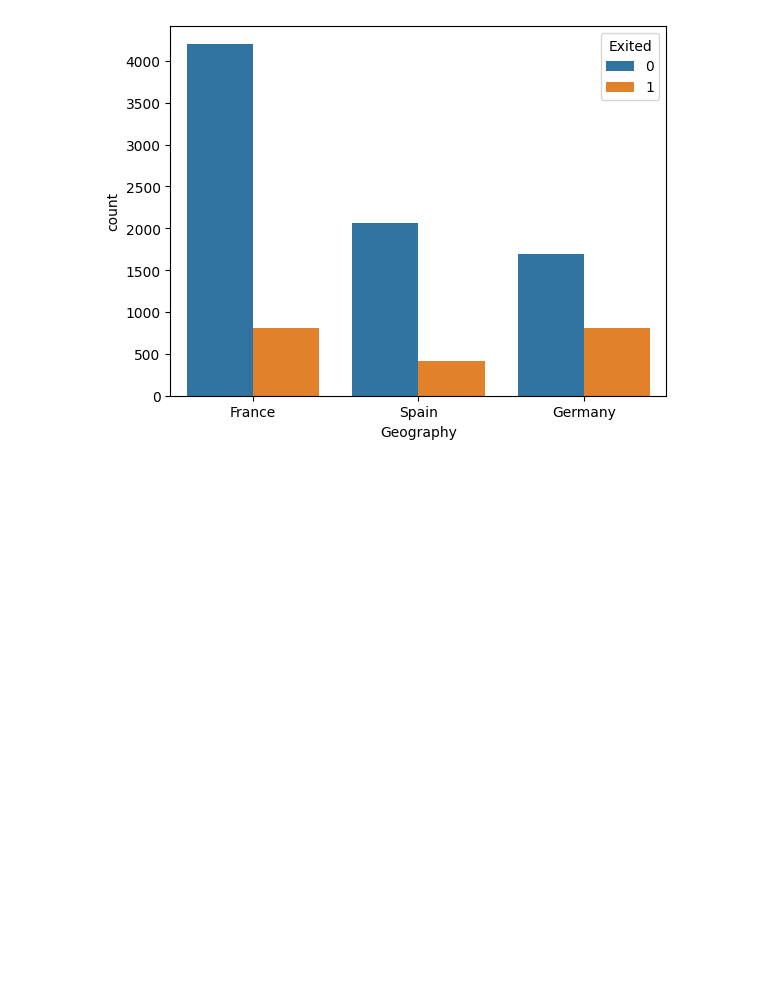
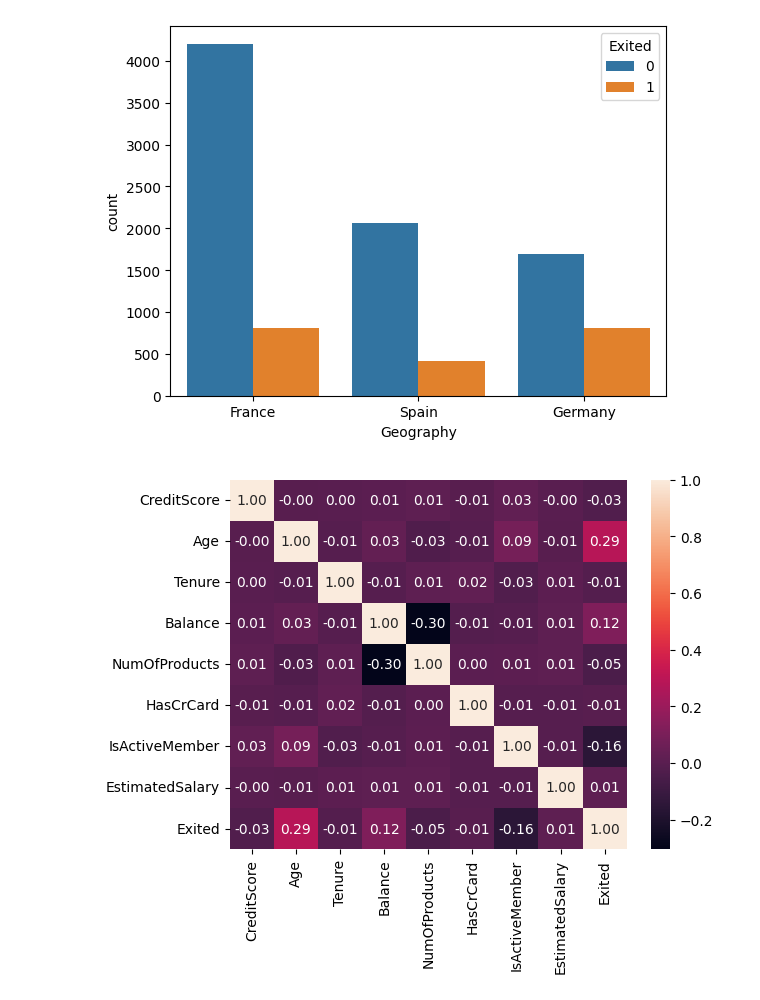
Before and after one commit to Asmitpremkumar16/Customer_Churn, a Jupyter notebook: Churn_Model.ipynb, the cells around one changed output. Cells and saved outputs as stored; diff of their text form; code cells hidden in the pictures; blank space fills up the shorter version.

Commit message:
Heatmap created

```diff
--- a/Churn_Model.ipynb
+++ b/Churn_Model.ipynb
@@ -65,3 +65,9 @@ sns.countplot(data= data, x= "Geography", hue= "Exited")
 plt.show()
 # %% [output]
 [figure]
+# %%
+df= data[["CreditScore","Age","Tenure","Balance","NumOfProducts","HasCrCard","IsActiveMember","EstimatedSalary","Exited"]].corr()
+sns.heatmap(df, annot= True, fmt= ".2f")
+plt.show()
+# %% [output]
+[figure, added]
```
Also changed, not shown: parts of 1 cell of this notebook.
